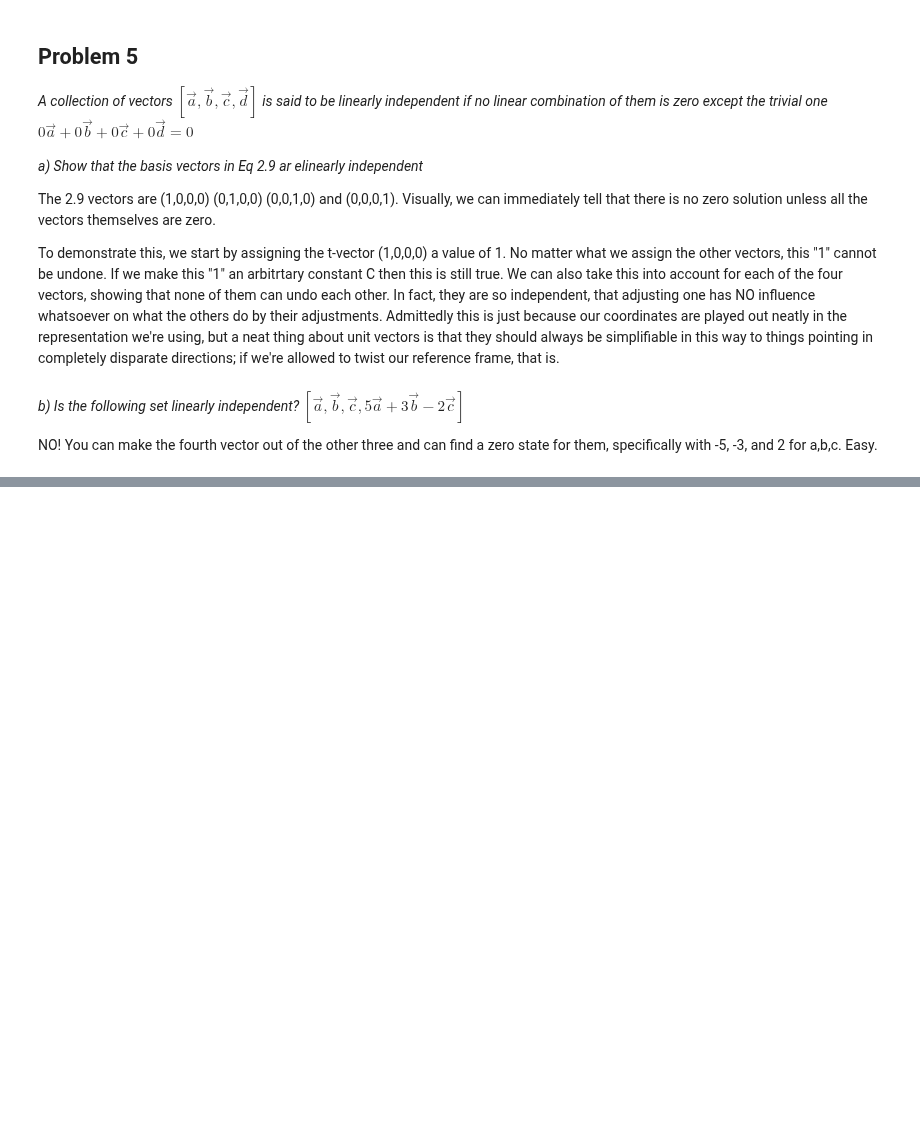
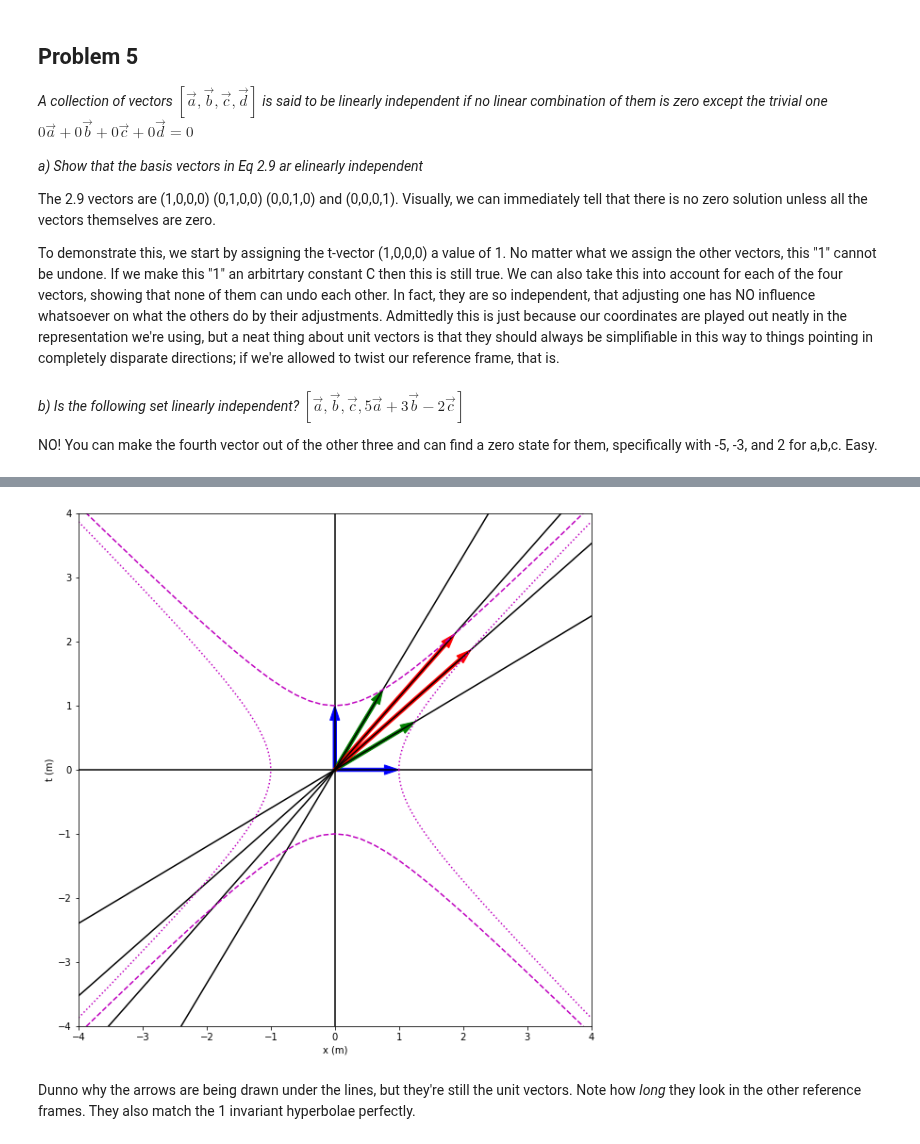
Before and after one commit to GMBlackjack/Quicksave, a Jupyter notebook: JUPYTER FILEZ/GENERAL RELATIVITY/GR-02.ipynb, the cells around one changed output, grey strips where cells are left out. Saved outputs shown, nothing was run; the diff lists cells and outputs as text; code cells hidden in the pictures; blank space fills up the shorter version.

```diff
--- a/JUPYTER FILEZ/GENERAL RELATIVITY/GR-02.ipynb
+++ b/JUPYTER FILEZ/GENERAL RELATIVITY/GR-02.ipynb
@@ -152,0 +162,46 @@ NO! You can make the fourth vector out of the other three and can find a zero st
+# %%
+import matplotlib.pyplot as plt
+import numpy as np
+t=np.arange(-10.0,10.0,0.2) # The "ticker", adjust for precision.
+
+plt.figure(figsize=(10,10)) #make it larger
+plt.gca().set_aspect('equal') #make it square so the axes are easier to see.
+
+plt.xlabel("x (m)")
+plt.ylabel("t (m)")
+
+plt.axis([-4,4,-4,4])
+
+plt.axvline(x=0,color='black')
+plt.axhline(y=0,color='black') #add central axes
+plt.plot(t*np.cos(0.540),t*np.sin(0.540),'-k') #adjusted axes
+plt.plot(t*np.sin(0.540),t*np.cos(0.540),'-k')
+plt.plot(t*np.cos(0.723),t*np.sin(0.723),'-k')
+plt.plot(t*np.sin(0.723),t*np.cos(0.723),'-k')
+plt.plot(t,(t**2+1)**(1/2),'--m')
+plt.plot(t,-(t**2+1)**(1/2),'--m') #the square root has both + and - solutions.
+
+#for the next one we need a special redefinition of t in two chunks, let's call it T1 and T2.
+T1=np.arange(-5.0,-1.0,0.0005) # high precision since the graph tends to have a gap.
+T2=np.arange(1.0,5.0,0.0005)
+
+plt.plot(T1,(T1**2-1)**(1/2),':m')
+plt.plot(T1,-(T1**2-1)**(1/2),':m')
+plt.plot(T2,(T2**2-1)**(1/2),':m')
+plt.plot(T2,-(T2**2-1)**(1/2),':m')
+
+#add vectors!
+plt.arrow(0,0,0,1,color="blue",width=0.05,length_includes_head=True)
+plt.arrow(0,0,1,0,color="blue",width=0.05,length_includes_head=True)
+
+plt.arrow(0,0,0.75,1.25,color="green",width=0.05,length_includes_head=True)
+plt.arrow(0,0,1.25,0.75,color="green",width=0.05,length_includes_head=True)
+
+plt.arrow(0,0,1.872,2.122,color="red",width=0.05,length_includes_head=True)
+plt.arrow(0,0,2.122,1.872,color="red",width=0.05,length_includes_head=True)
+
+plt.show()
+# %% [output]
+[figure, added]
+# %% [markdown]
+Dunno why the arrows are being drawn under the lines, but they're still the unit vectors. Note how *long* they look in the other reference frames. They also match the 1 invariant hyperbolae perfectly.
```
Also changed, not shown: parts of 20 cells of this notebook, 4 other files.
